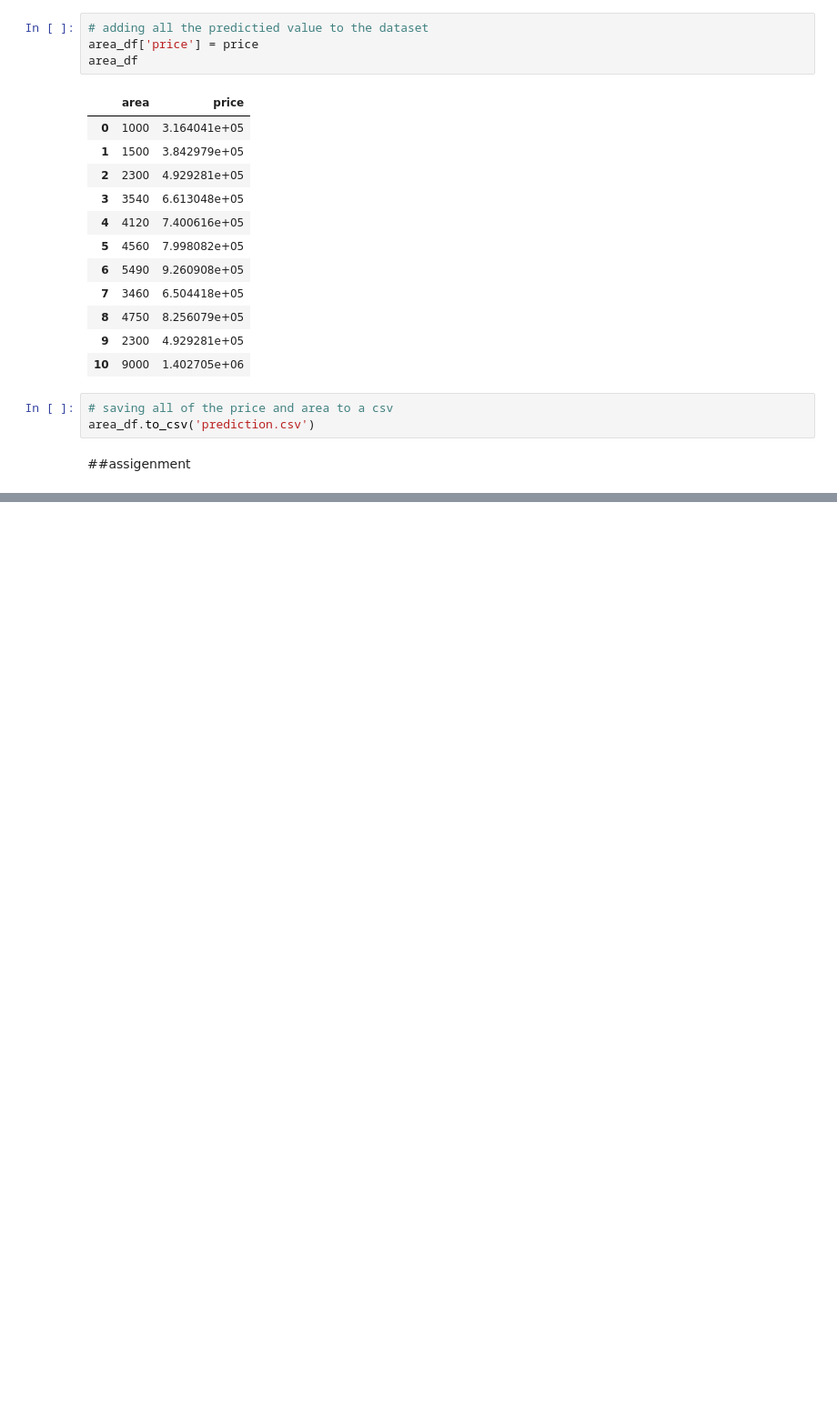
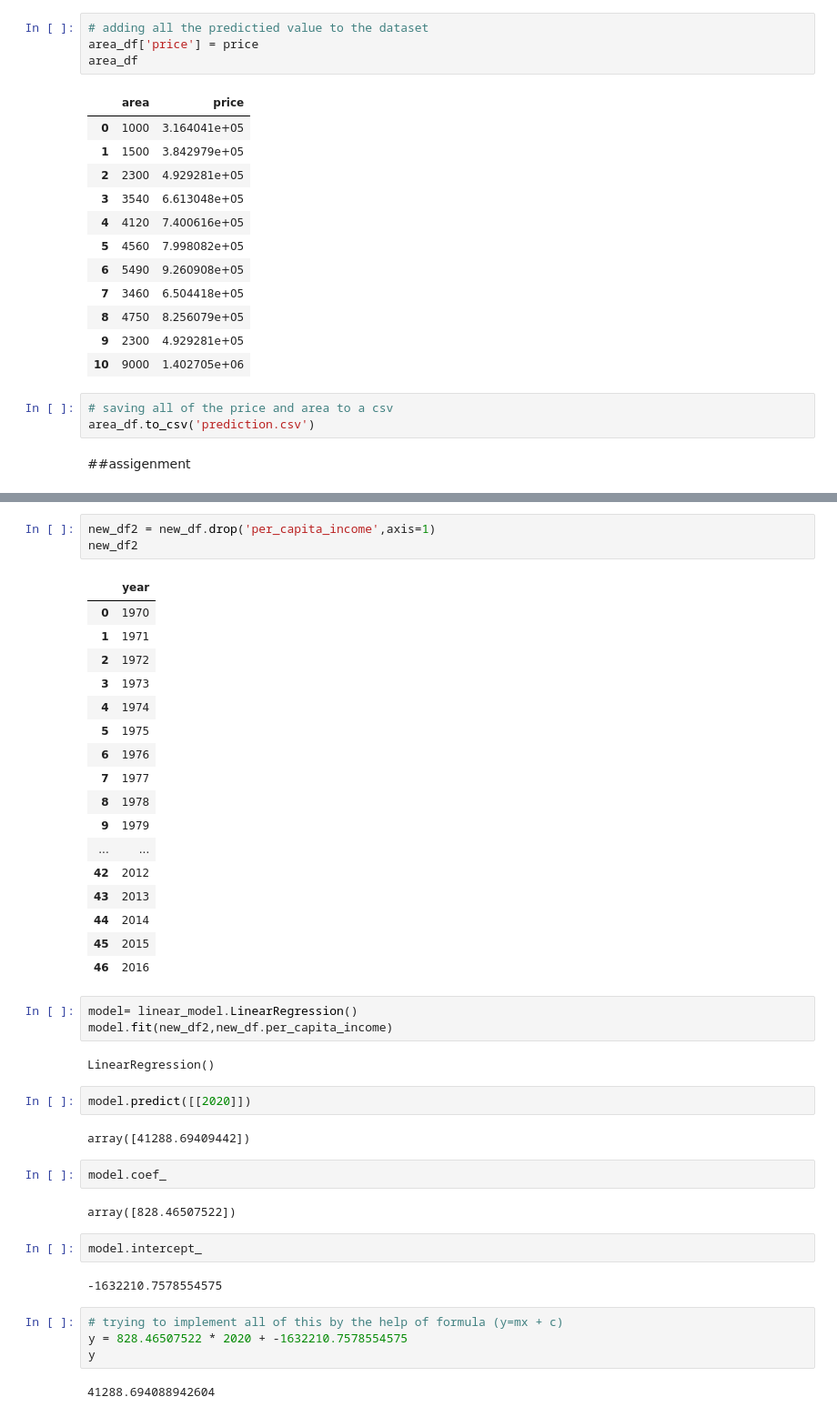
Before and after one commit to ajit04022000/MACHINE_LEARNING, a Jupyter notebook: 1)_Linear_Regression_CWB.ipynb, the cells around one changed output, grey strips where cells are left out. Shown at 91% size. Saved outputs shown, nothing was run; the diff lists cells and outputs as text; blank space fills up the shorter version.

```diff
--- a/1)_Linear_Regression_CWB.ipynb
+++ b/1)_Linear_Regression_CWB.ipynb
@@ -133,0 +199,44 @@ area_df.to_csv('prediction.csv')
+# %%
+new_df2 = new_df.drop('per_capita_income',axis=1)
+new_df2
+# %% [output]
+|  | year |
+| 0 | 1970 |
+| 1 | 1971 |
+| 2 | 1972 |
+| 3 | 1973 |
+| 4 | 1974 |
+| 5 | 1975 |
+| 6 | 1976 |
+| 7 | 1977 |
+| 8 | 1978 |
+| 9 | 1979 |
+| ... | ... |
+| 42 | 2012 |
+| 43 | 2013 |
+| 44 | 2014 |
+| 45 | 2015 |
+| 46 | 2016 |
+# %%
+model= linear_model.LinearRegression()
+model.fit(new_df2,new_df.per_capita_income)
+# %% [output]
+LinearRegression()
+# %%
+model.predict([[2020]])
+# %% [output]
+array([41288.69409442])
+# %%
+model.coef_
+# %% [output]
+array([828.46507522])
+# %%
+model.intercept_
+# %% [output]
+-1632210.7578554575
+# %%
+# trying to implement all of this by the help of formula (y=mx + c)
+y = 828.46507522 * 2020 + -1632210.7578554575
+y
+# %% [output]
+41288.694088942604
```
Also changed, not shown: parts of 6 cells of this notebook.
